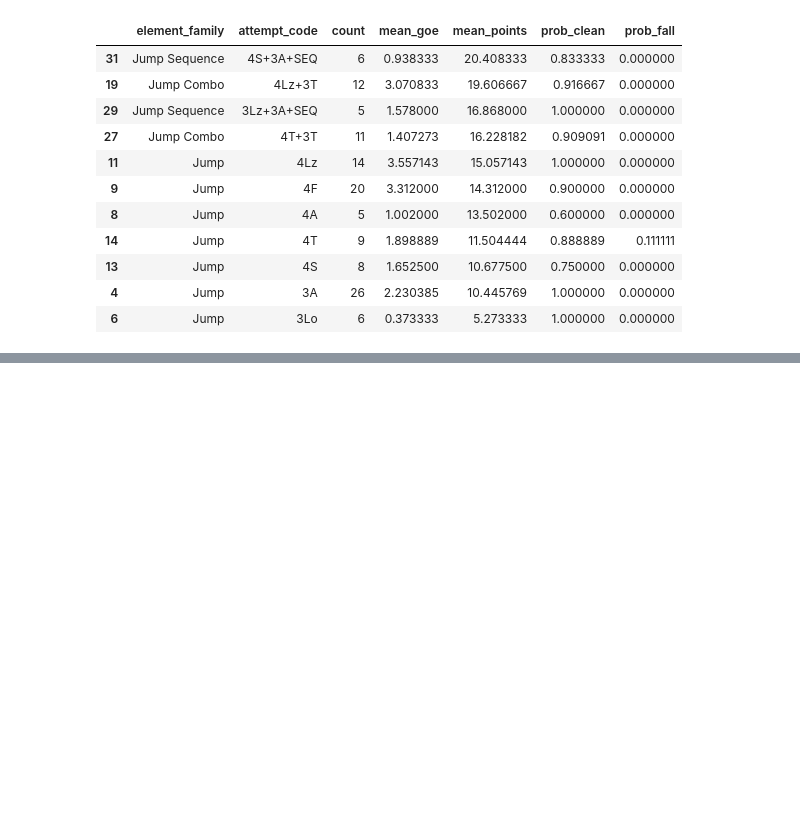
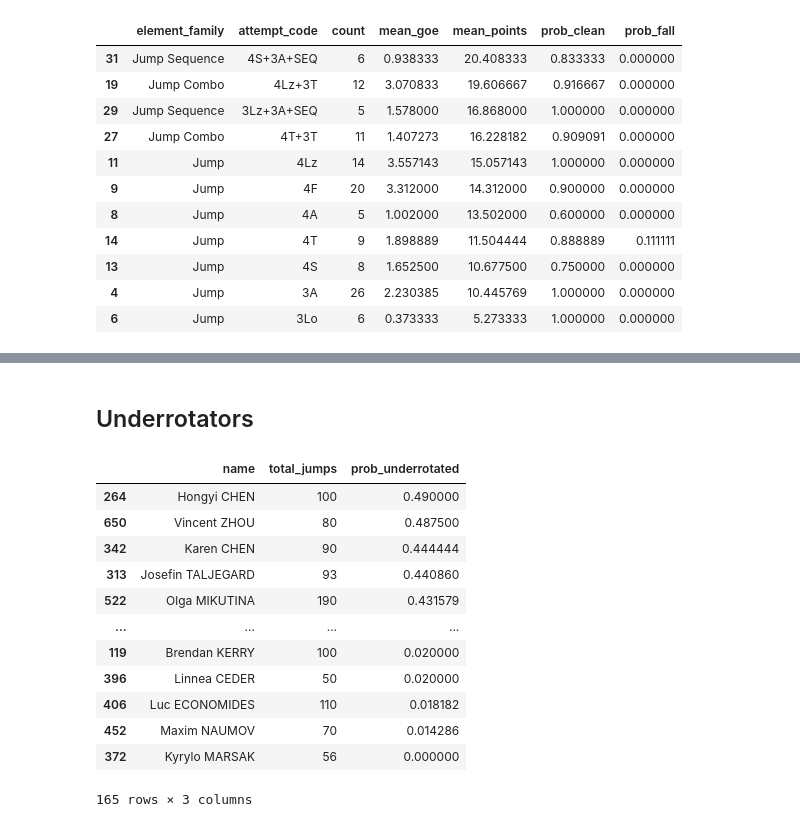
Before and after one commit to erleholgersen/cleanskate, a Jupyter notebook: examples/quick_start.ipynb, the cells around one changed output, grey strips where cells are left out. Cells and saved outputs as stored; diff of their text form; code cells hidden in the pictures; blank space fills up the shorter version.

```diff
--- a/examples/quick_start.ipynb
+++ b/examples/quick_start.ipynb
@@ -132,0 +179,25 @@ senior_jumps[ senior_jumps['attempt_code'].str.startswith('4A') ]
+# %% [markdown]
+## Underrotators
+# %%
+senior_jumps['rotation_issue'] = senior_jumps["quarter_called"] | senior_jumps["underrotated"] | senior_jumps["downgraded"]
+underrotation_probabilities = senior_jumps.groupby('name', as_index=False).agg(
+    total_jumps=('underrotated', len),
+    prob_rotat=('underrotated', np.mean)
+    )
+
+underrotation_probabilities = underrotation_probabilities[ underrotation_probabilities['total_jumps'] >= 50 ].sort_values(by='prob_underrotated', ascending=False)
+underrotation_probabilities
+# %% [output]
+|  | name | total_jumps | prob_underrotated |
+| 264 | Hongyi CHEN | 100 | 0.490000 |
+| 650 | Vincent ZHOU | 80 | 0.487500 |
+| 342 | Karen CHEN | 90 | 0.444444 |
+| 313 | Josefin TALJEGARD | 93 | 0.440860 |
+| 522 | Olga MIKUTINA | 190 | 0.431579 |
+| ... | ... | ... | ... |
+| 119 | Brendan KERRY | 100 | 0.020000 |
+| 396 | Linnea CEDER | 50 | 0.020000 |
+| 406 | Luc ECONOMIDES | 110 | 0.018182 |
+| 452 | Maxim NAUMOV | 70 | 0.014286 |
+| 372 | Kyrylo MARSAK | 56 | 0.000000 |
+165 rows × 3 columns
```
Also changed, not shown: parts of 11 cells of this notebook, 4 other files.
